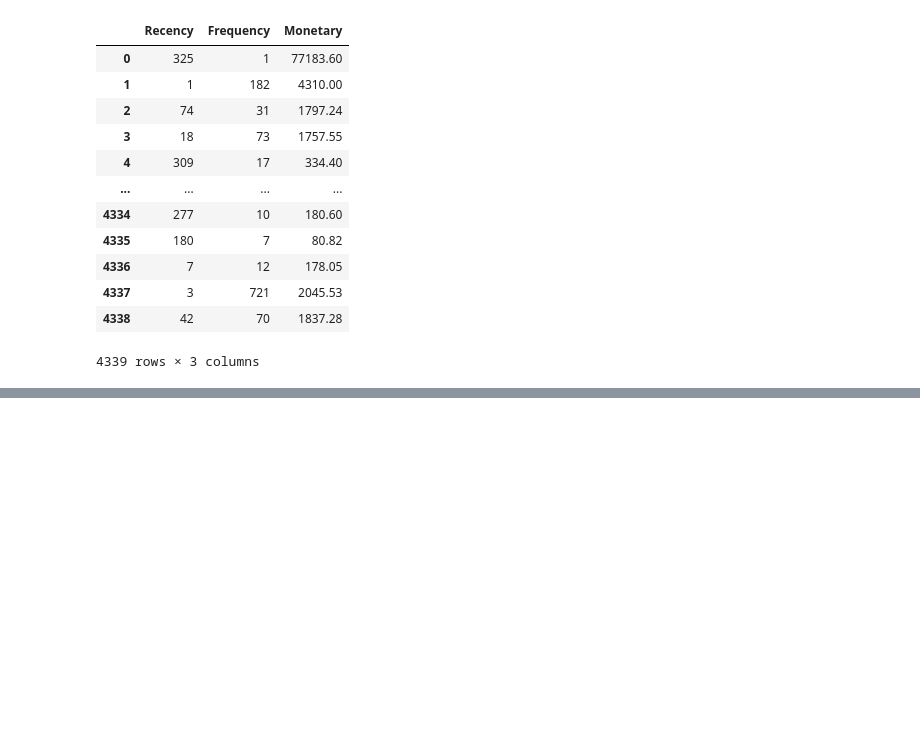
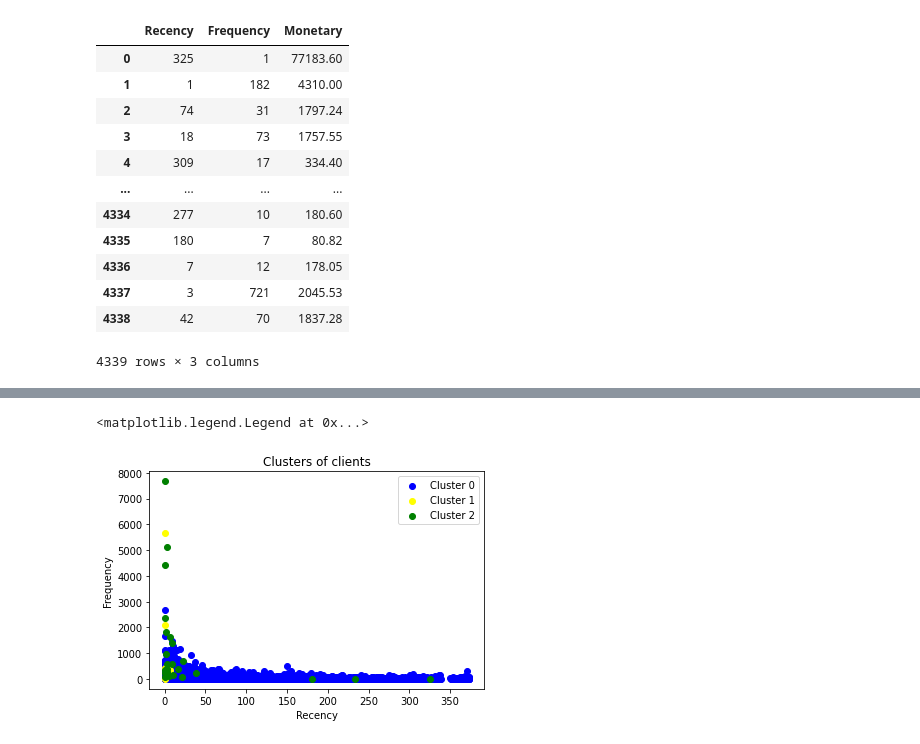
Before and after one commit to Raysk1/machineLearning, a Jupyter notebook: PROYECTO_02_FRANCO_GARCIA_OSCAR.ipynb, the cells around one changed output, grey strips where cells are left out. Drawn from its saved outputs; the diff is of its cells as text; code cells hidden in the pictures; blank space fills up the shorter version.

```diff
--- a/PROYECTO_02_FRANCO_GARCIA_OSCAR.ipynb
+++ b/PROYECTO_02_FRANCO_GARCIA_OSCAR.ipynb
@@ -352,0 +345,17 @@ df_rfm
+# %%
+#graficando frequency vs recency
+c0 = df_rfm[df_rfm.Cluster == 0]
+c1 = df_rfm[df_rfm.Cluster == 1]
+c2 = df_rfm[df_rfm.Cluster == 2]
+
+plt.scatter(c0.Recency, c0.Frequency, c = 'blue', label = 'Cluster 0')
+plt.scatter(c1.Recency, c1.Frequency, c = 'yellow', label = 'Cluster 1')
+plt.scatter(c2.Recency, c2.Frequency, c = 'green', label = 'Cluster 2')
+
+plt.title('Clusters of clients')
+plt.xlabel('Recency')
+plt.ylabel('Frequency')
+plt.legend()
+# %% [output]
+<matplotlib.legend.Legend at 0x...>
+[figure, added]
```
Also changed, not shown: parts of 9 cells of this notebook.
